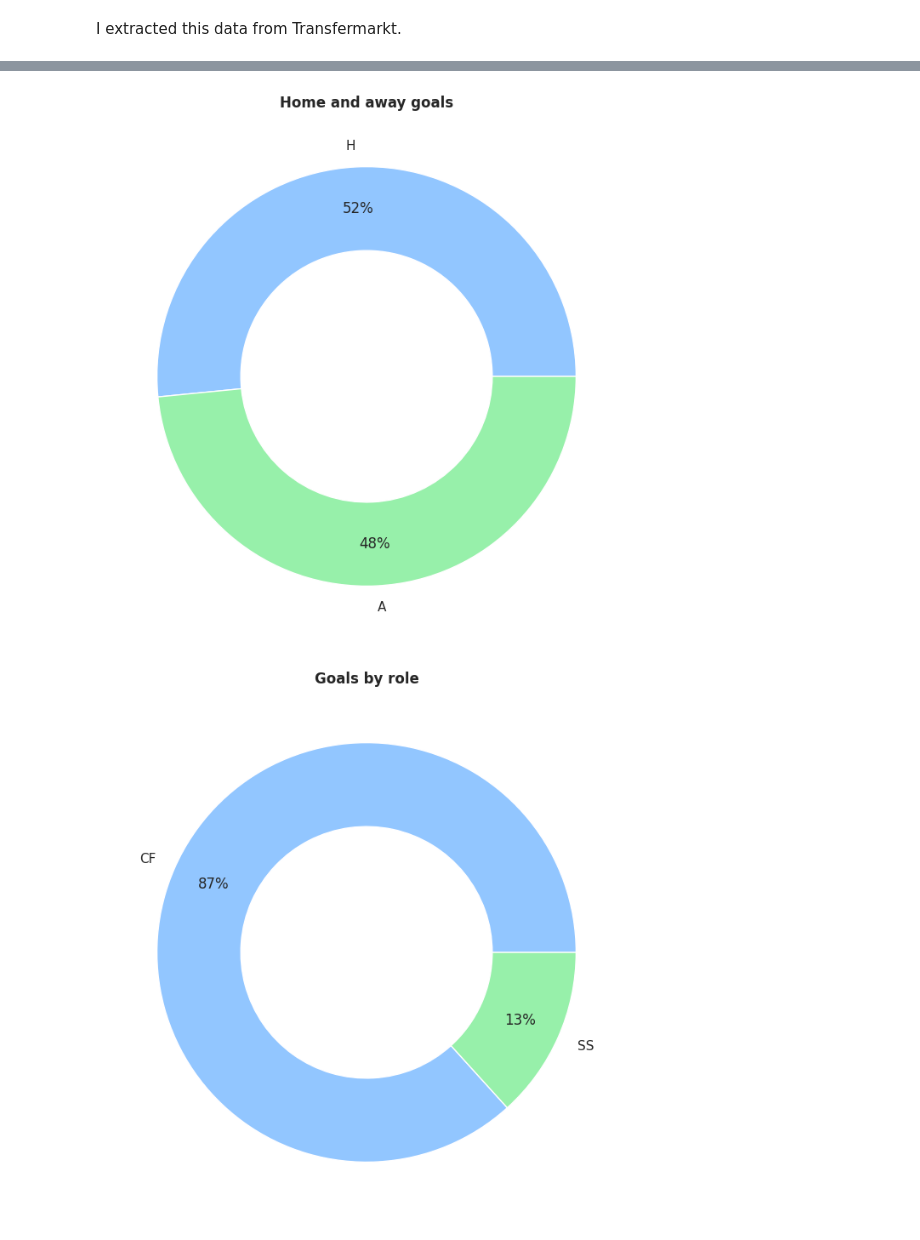
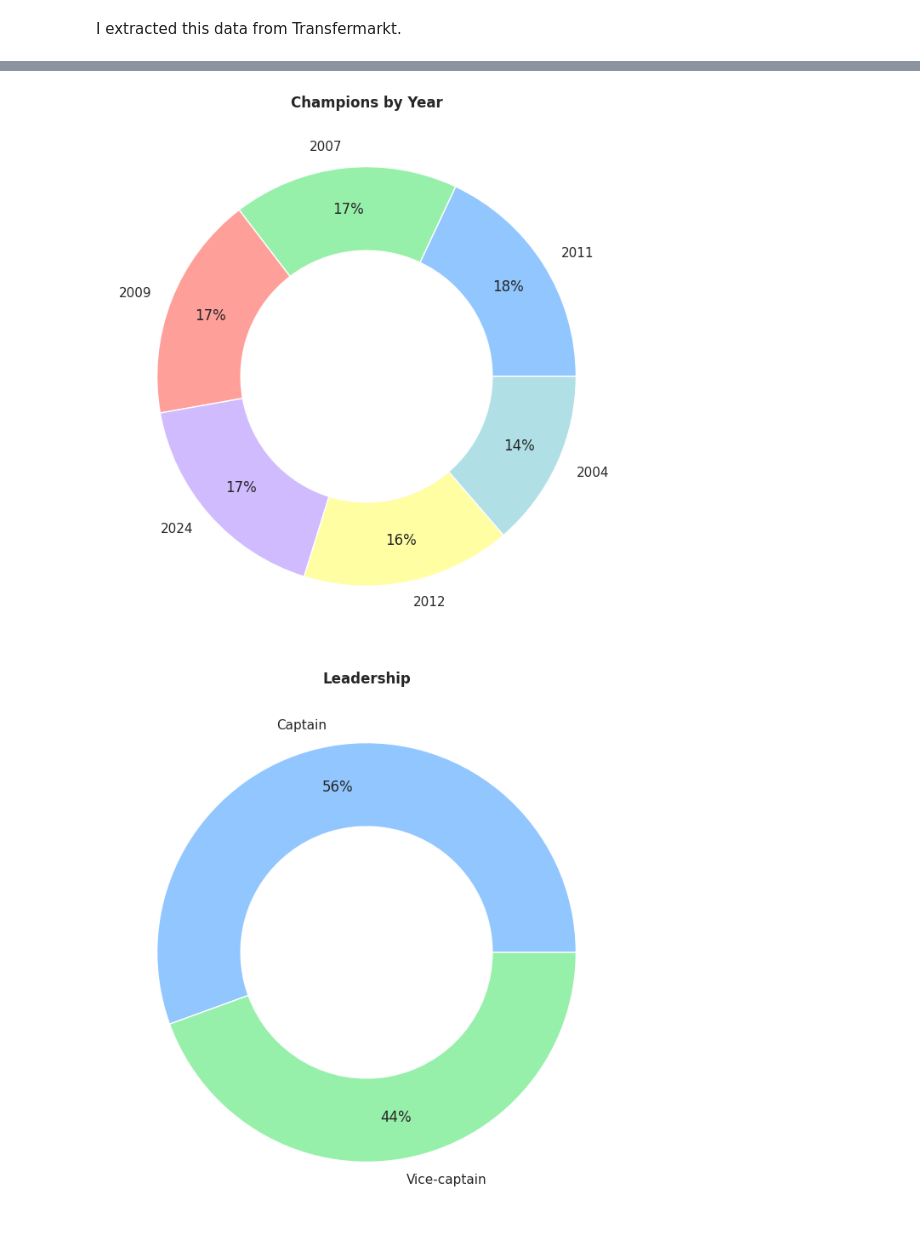
Before and after one commit to guilhermelaviola/GoalAnalysis, a Jupyter notebook: NonBayernBundesligaChampionsList.ipynb, the cells around one changed output, grey strips where cells are left out. Cells and saved outputs as stored; diff of their text form; code cells hidden in the pictures.

```diff
--- a/NonBayernBundesligaChampionsList.ipynb
+++ b/NonBayernBundesligaChampionsList.ipynb
@@ -10,7 +10,7 @@ sns.set(style = 'darkgrid')
 plt.style.use('seaborn-pastel')
 # %%
 # Importing and displaying the last 10 goals scored:
-goals_scored = pd.ExcelFile('goals-scored.xlsx')
-toro = pd.read_excel(goals_scored, 'lautaro')
-toro.tail(10)
+df = pd.ExcelFile('Non-Bayern Bundesliga Champions.xlsx')
+champions = pd.read_excel(df, 'champions')
+champions.tail(10)
 # %% [output]
@@ -94,16 +85,16 @@ plt.show()
 # %%
-# Displaying goals scored by where it was scored (H or A):
-toro['H/A'].value_counts().plot(kind = 'pie', autopct = '%.0f%%', figsize = (8, 8), wedgeprops = dict(width = 0.4), pctdistance = 0.8)
+# Displaying champions by year:
+champions['Year'].value_counts().plot(kind = 'pie', autopct = '%.0f%%', figsize = (8, 8), wedgeprops = dict(width = 0.4), pctdistance = 0.8)
 plt.ylabel(None)
-plt.title('Home and away goals', fontweight = 'bold')
+plt.title('Champions by Year', fontweight = 'bold')
 plt.show()
 # %% [output]
-[figure, old version]
+[figure, new version]
 # %%
-# Displaying goals scored in each role the player performed:
-toro['Position'].value_counts().plot(kind = 'pie', autopct = '%.0f%%', figsize = (8, 8), wedgeprops = dict(width = 0.4), pctdistance = 0.8)
+# Displaying leadership proportion (captains, vice-captains and none):
+champions['Leadership'].value_counts().plot(kind = 'pie', autopct = '%.0f%%', figsize = (8, 8), wedgeprops = dict(width = 0.4), pctdistance = 0.8)
 plt.ylabel(None)
-plt.title('Goals by role', fontweight = 'bold')
+plt.title('Leadership', fontweight = 'bold')
 plt.show()
 # %% [output]
-[figure, old version]
+[figure, new version]
```
Also changed, not shown: parts of 27 cells of this notebook.
